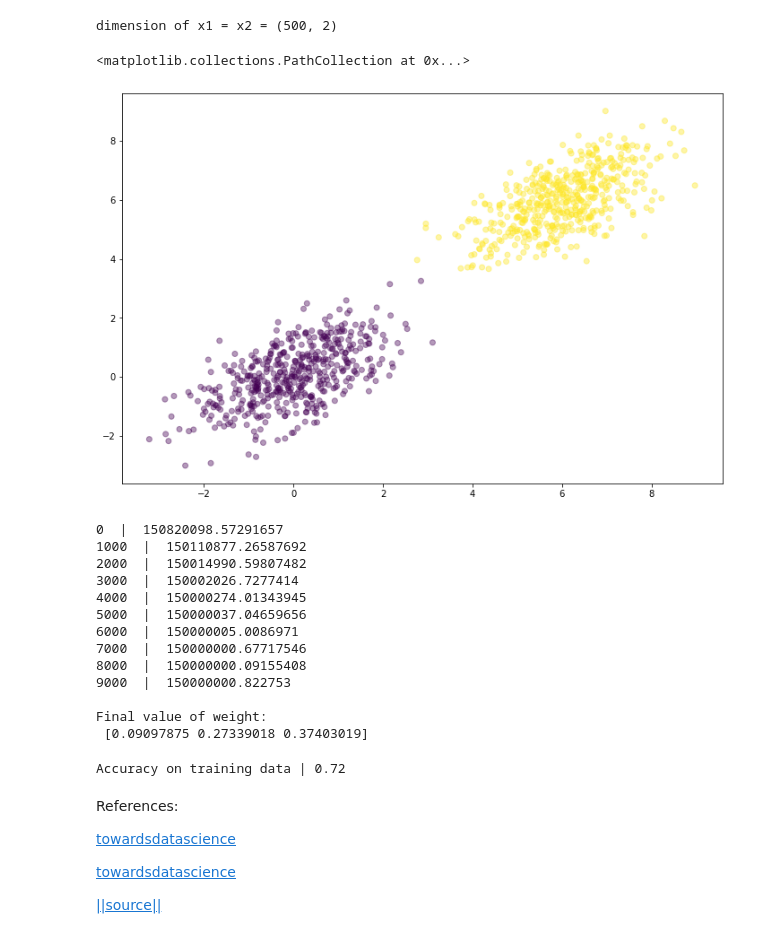
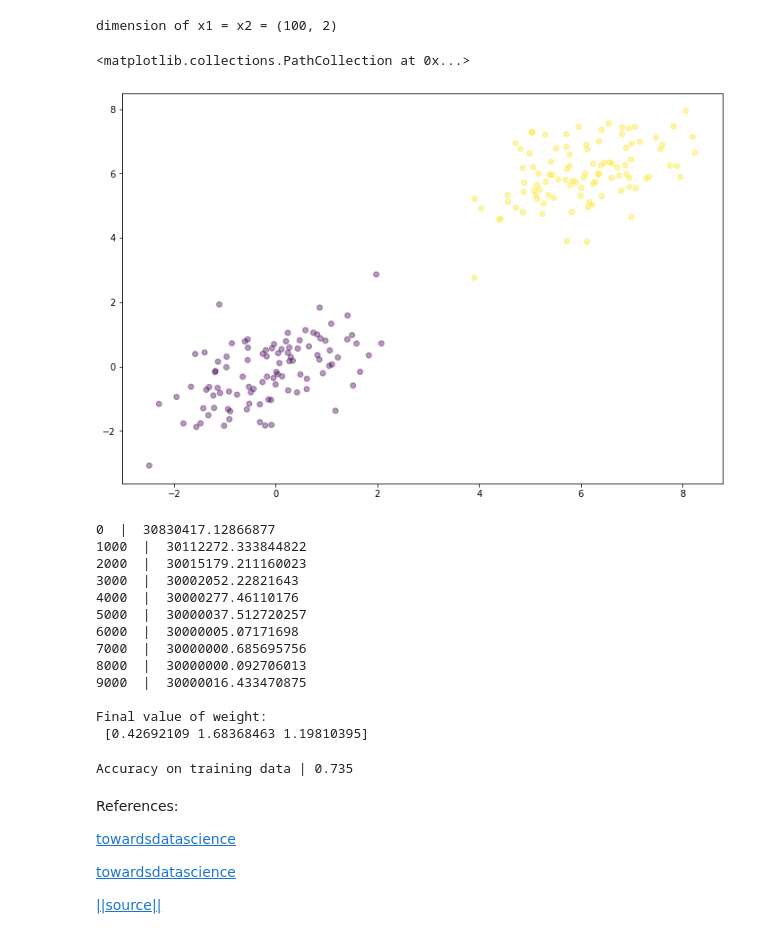
Before and after one commit to krag-harsh/SVM_implementation, a Jupyter notebook: linear_SVM.ipynb, the cells around one changed output. Cells and saved outputs as stored; diff of their text form; code cells hidden in the pictures.

```diff
--- a/linear_SVM.ipynb
+++ b/linear_SVM.ipynb
@@ -45,19 +42,19 @@ def predict(X,w):
 # %%
-si = 500    #size of the data set we are creating
+si = 100    #size of the data set we are creating
 x1 = np.random.multivariate_normal([0, 0], [[1, .60],[.60, 1]], si)
 x2 = np.random.multivariate_normal([6,6], [[1, .60],[.60, 1]], si)
 
 print("dimension of x1 = x2 =",x1.shape)
 sfeature=np.vstack((x1, x2)).astype(np.float32)     #concatinates axis 0
 slabel=np.hstack((np.zeros(si), np.ones(si)))
 
 
 plt.figure(figsize=(12,8))
 plt.scatter(sfeature[:, 0], sfeature[:, 1], c = slabel, alpha = .4)
 # %% [output]
-dimension of x1 = x2 = (500, 2)
+dimension of x1 = x2 = (100, 2)
 <matplotlib.collections.PathCollection at 0x...>
-[figure, old version]
+[figure, new version]
 # %%
 X = np.column_stack((np.ones(len(sfeature)), sfeature))
 w = np.zeros(len(X[0]))
@@ -65,19 +62,19 @@ w = np.zeros(len(X[0]))
 
 w=fit(10000, X , w , slabel , C=300000 , lr=1e-3)
 # %% [output]
-0  |  150820098.57291657
-1000  |  150110877.26587692
-2000  |  150014990.59807482
-3000  |  150002026.7277414
-4000  |  150000274.01343945
-5000  |  150000037.04659656
-6000  |  150000005.0086971
-7000  |  150000000.67717546
-8000  |  150000000.09155408
-9000  |  150000000.822753
+0  |  30830417.12866877
+1000  |  30112272.333844822
+2000  |  30015179.211160023
+3000  |  30002052.22821643
+4000  |  30000277.46110176
+5000  |  30000037.512720257
+6000  |  30000005.07171698
+7000  |  30000000.685695756
+8000  |  30000000.092706013
+9000  |  30000016.433470875
 
 Final value of weight:
- [0.09097875 0.27339018 0.37403019]
+ [0.42692109 1.68368463 1.19810395]
 # %%
 p=X@w
 p=np.sign(p)
@@ -86,7 +83,7 @@ p-=slabel.flatten()
 
 print("Accuracy on training data |", len(np.where(p == 0)[0]) / len(p))
 # %% [output]
-Accuracy on training data | 0.72
+Accuracy on training data | 0.735
 # %% [markdown]
 References:
 
```
Also changed, not shown: parts of 1 cell of this notebook.
